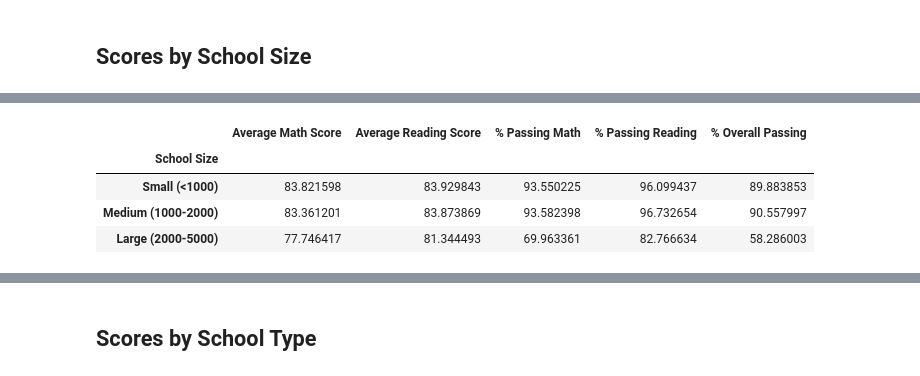
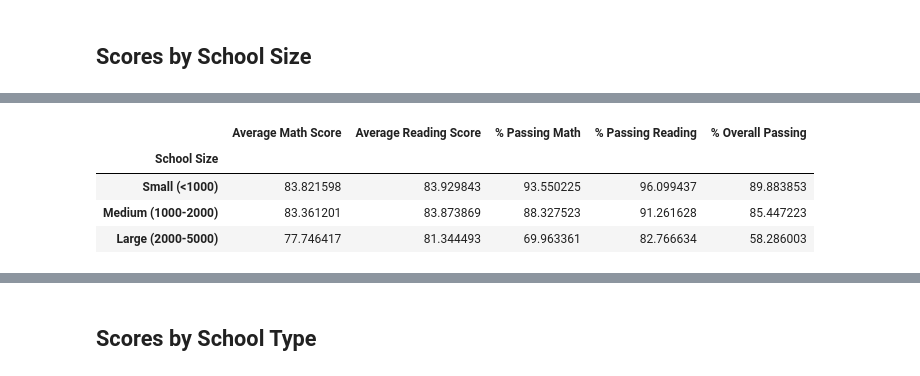
Before and after one commit to matthallman/Week_4_Conda_school_district_analysis, a Jupyter notebook: PyCitySchools_Challenge.ipynb, the cells around one changed output, grey strips where cells are left out. Saved outputs shown, nothing was run; the diff lists cells and outputs as text; code cells hidden in the pictures.

```diff
--- a/PyCitySchools_Challenge.ipynb
+++ b/PyCitySchools_Challenge.ipynb
@@ -604,5 +345,7 @@ per_school_summary_df
 | Thomas High School | Charter | 1635 | $1,043,130.00 | $638.00 | 83.350937 | ... |
 | Wilson High School | Charter | 2283 | $1,319,574.00 | $578.00 | 83.274201 | ... |
 | Wright High School | Charter | 1800 | $1,049,400.00 | $583.00 | 83.682222 | ... |
+# %%
+per_school_summary_original_df=per_school_summary_df.copy()
 # %%
 # Step 5.  Get the number of 10th-12th graders from Thomas High School (THS).
@@ -843,14 +548,13 @@ reading_scores_by_grade
 ## Scores by School Spending
 # %%
 # Establish the spending bins and group names.
-
-spending_bins = [0, 585, 630, 645, 675]
-group_names = ["<$584", "$585-629", "$630-644", "$645-675"]
+spending_bins_new=[0,585,630,645,675]
+group_names=["<$586","$586-630","$631-645","$646-675"]
 
 # Categorize spending based on the bins.
-per_school_summary_df["Spending Ranges (Per Student)"] = pd.cut(per_school_capita, spending_bins, labels=group_names)
+per_school_summary_original_df["Spending Range (Per Student)"]=pd.cut(per_school_capita,spending_bins_new,labels=group_names)
 
-per_school_summary_df
+per_school_summary_original_df
 # %% [output]
 |  | School Type | Total Students | Total School Budget | Per Student Budget | Average Math Score | ... |
 | Bailey High School | District | 4976 | $3,124,928.00 | $628.00 | 77.048432 | ... |
@@ -920,12 +607,15 @@ spending_summary_df
 ## Scores by School Size
 # %%
 # Establish the bins.
+
 size_bins = [0, 1000, 2000, 5000]
 group_names = ["Small (<1000)", "Medium (1000-2000)", "Large (2000-5000)"]
+
 # Categorize spending based on the bins.
-per_school_summary_df["School Size"] = pd.cut(per_school_summary_df["Total Students"], size_bins, labels=group_names)
 
-per_school_summary_df.head()
+per_school_summary_original_df["School Size"] = pd.cut(per_school_summary_original_df["Total Students"], size_bins, labels=group_names)
+
+per_school_summary_original_df
 # %% [output]
 |  | School Type | Total Students | Total School Budget | Per Student Budget | Average Math Score | ... |
 | Bailey High School | District | 4976 | $3,124,928.00 | $628.00 | 77.048432 | ... |
@@ -936,28 +636,29 @@ per_school_summary_df.head()
 # %%
 # Calculate averages for the desired columns.
 
-size_math_scores = per_school_summary_df.groupby(["School Size"]).mean()["Average Math Score"]
+size_math_scores = per_school_summary_original_df.groupby(["School Size"]).mean()["Average Math Score"]
 
-size_reading_scores = per_school_summary_df.groupby(["School Size"]).mean()["Average Reading Score"]
+size_reading_scores = per_school_summary_original_df.groupby(["School Size"]).mean()["Average Reading Score"]
 
-size_passing_math = per_school_summary_df.groupby(["School Size"]).mean()["% Passing Math"]
+size_passing_math = per_school_summary_original_df.groupby(["School Size"]).mean()["% Passing Math"]
 
-size_passing_reading = per_school_summary_df.groupby(["School Size"]).mean()["% Passing Reading"]
+size_passing_reading = per_school_summary_original_df.groupby(["School Size"]).mean()["% Passing Reading"]
 
-size_overall_passing = per_school_summary_df.groupby(["School Size"]).mean()["% Overall Passing"]
+size_overall_passing = per_school_summary_original_df.groupby(["School Size"]).mean()["% Overall Passing"]
 # %%
 # Assemble into DataFrame.
-size_summary_df = pd.DataFrame({
-          "Average Math Score" : size_math_scores,
-          "Average Reading Score": size_reading_scores,
-          "% Passing Math": size_passing_math,
-          "% Passing Reading": size_passing_reading,
-          "% Overall Passing": size_overall_passing})
 
-size_summary_df
+school_size_summary_df=pd.DataFrame({
+                                     "Average Math Score" : size_math_scores,
+                                     "Average Reading Score": size_reading_scores,
+                                     "% Passing Math": size_passing_math,
+                                     "% Passing Reading": size_passing_reading,
+                                     "% Overall Passing": size_overall_passing})
+
+school_size_summary_df
 # %% [output]
 |  | Average Math Score | Average Reading Score | % Passing Math | % Passing Reading | % Overall Passing |
 | School Size |  |  |  |  |  |
 | Small (<1000) | 83.821598 | 83.929843 | 93.550225 | 96.099437 | 89.883853 |
-| Medium (1000-2000) | 83.361201 | 83.873869 | 93.582398 | 96.732654 | 90.557997 |
+| Medium (1000-2000) | 83.361201 | 83.873869 | 88.327523 | 91.261628 | 85.447223 |
 | Large (2000-5000) | 77.746417 | 81.344493 | 69.963361 | 82.766634 | 58.286003 |
```
Also changed, not shown: parts of 69 cells of this notebook, 1 other file.
